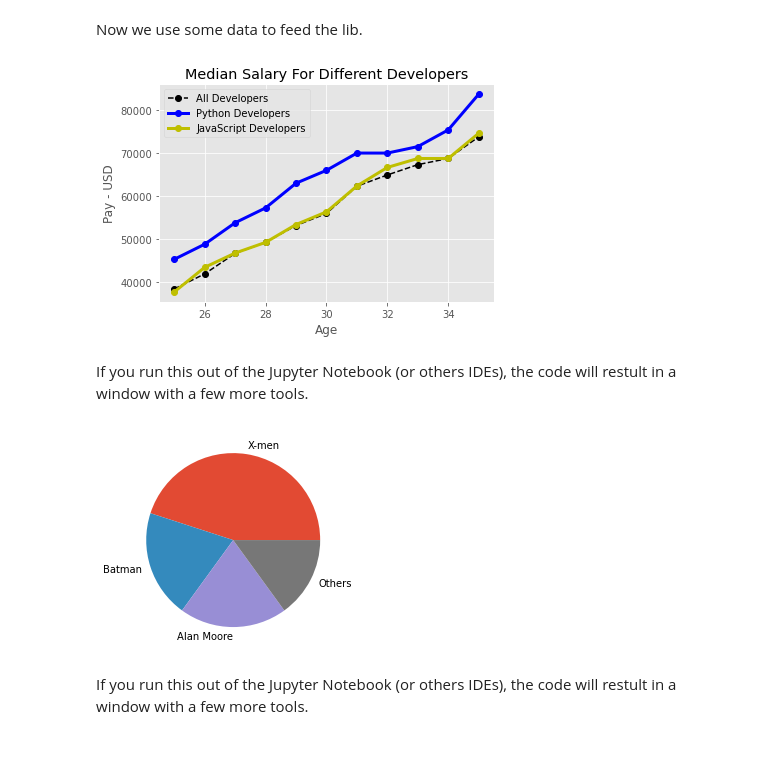
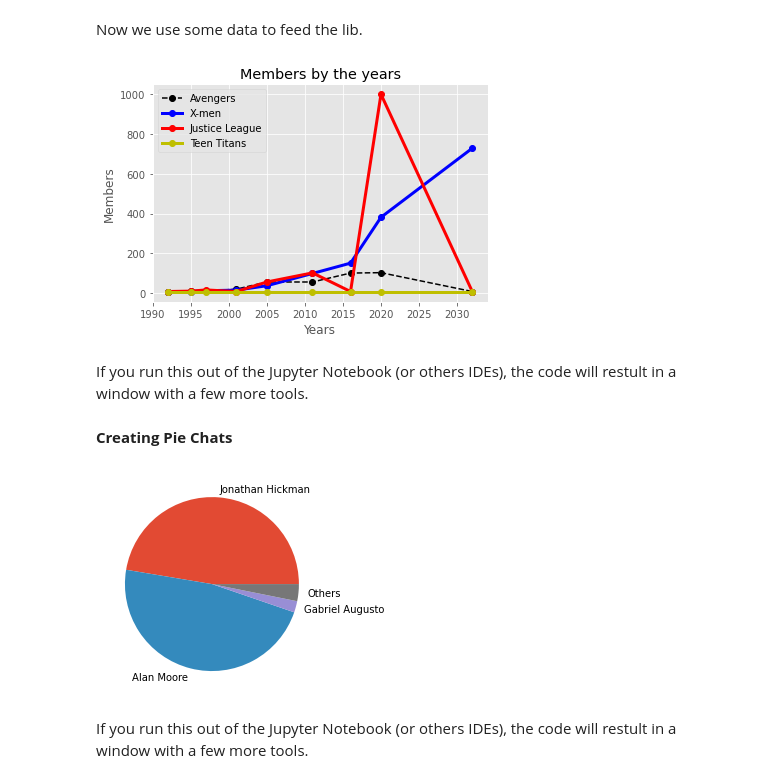
Before and after one commit to gabaugusto/basic_python_projects, a Jupyter notebook: Understanting_Matplotlib.ipynb, the cells around one changed output. Drawn from its saved outputs; the diff is of its cells as text; code cells hidden in the pictures; blank space fills up the shorter version.

```diff
--- a/Understanting_Matplotlib.ipynb
+++ b/Understanting_Matplotlib.ipynb
@@ -30,15 +30,16 @@ js_dev_y = [37810, 43515, 46823, 49293, 53437,
 # %%
-plt.plot(age_x, dev_y, color="k", linestyle="--", marker="o", label="All Developers")
-plt.plot(age_x, py_dev_y, color="b", marker="o", linewidth=3, label="Python Developers")
-plt.plot(age_x, js_dev_y, color="y", marker="o", linewidth=3, label="JavaScript Developers")
+plt.plot(age_x, avengers_y, color="k", linestyle="--", marker="o", label="Avengers")
+plt.plot(age_x, xmen_y, color="b", marker="o", linewidth=3, label="X-men")
+plt.plot(age_x, jla_dev_y, color="r", marker="o", linewidth=3, label="Justice League")
+plt.plot(age_x, titans_dev_y, color="y", marker="o", linewidth=3, label="Teen Titans")
 
-plt.xlabel("Age")
-plt.ylabel("Pay - USD")
-plt.title("Median Salary For Different Developers")
+plt.xlabel("Years")
+plt.ylabel("Members")
+plt.title("Members by the years")
 plt.grid(True)
 plt.legend()
 plt.show()
 # %% [output]
-[figure, old version]
+[figure, new version]
 # %% [markdown]
 If you run this out of the Jupyter Notebook (or others IDEs), the code will restult in a window with a few more tools.
@@ -47,9 +46,11 @@ Creating Pie Chats
+# %% [markdown]
+__Creating Pie Chats__
 # %%
-slices = [45, 20 , 20, 15]
-good_histories = ['X-men', 'Batman', 'Alan Moore', 'Others']
+slices = [45, 45 , 2, 3]
+good_histories = ['Jonathan Hickman', 'Alan Moore', 'Gabriel Augusto', 'Others']
 plt.pie(slices, labels=good_histories)
 plt.show()
 # %% [output]
-[figure, old version]
+[figure, new version]
 # %% [markdown]
 If you run this out of the Jupyter Notebook (or others IDEs), the code will restult in a window with a few more tools.
```
Also changed, not shown: parts of 5 cells of this notebook.
